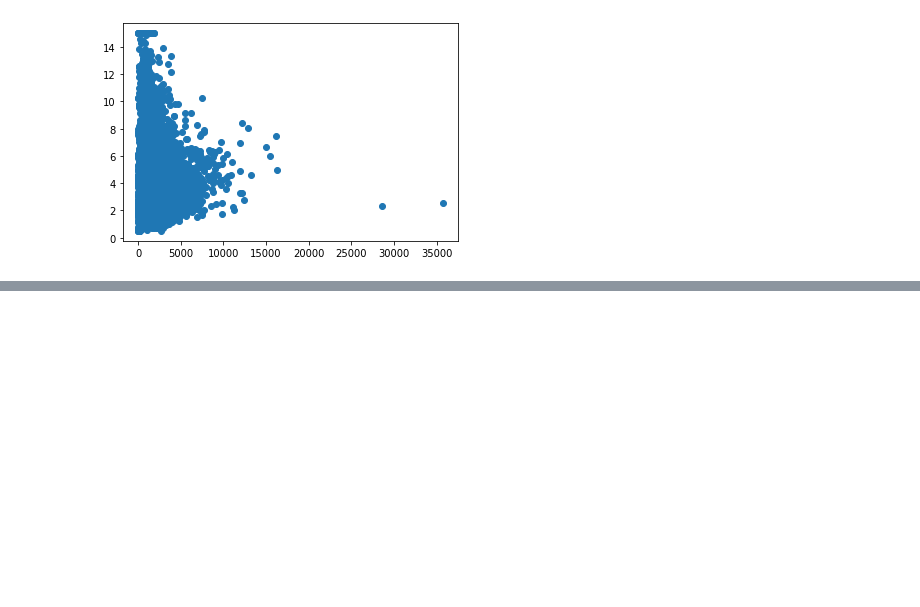
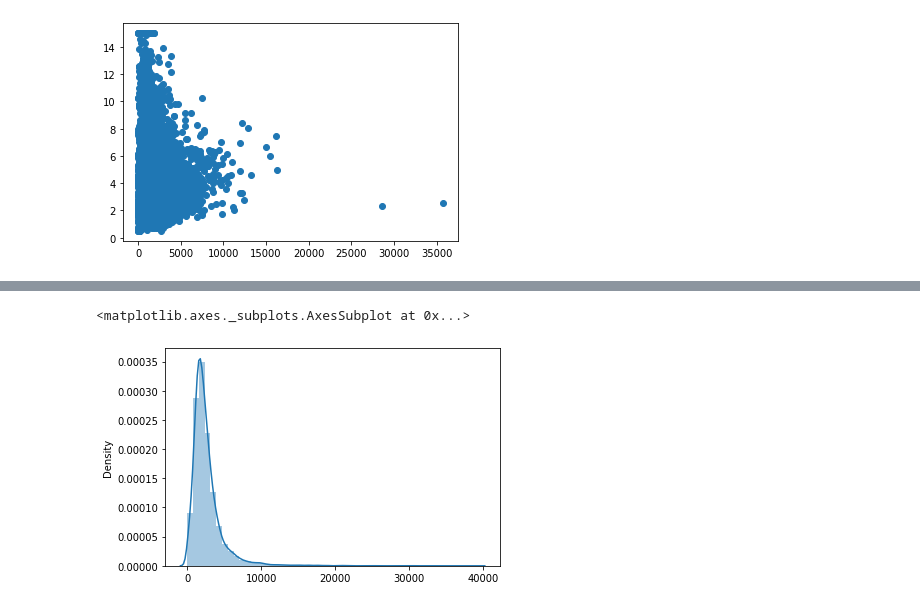
Before and after one commit to chaubeyarvind/DataAnalytics-NumPY, a Jupyter notebook: Bricks_Spark.ipynb, the cells around one changed output, grey strips where cells are left out. Cells and saved outputs as stored; diff of their text form; code cells hidden in the pictures; blank space fills up the shorter version.

```diff
--- a/Bricks_Spark.ipynb
+++ b/Bricks_Spark.ipynb
@@ -588,0 +605,5 @@ plt.scatter(df1.select('population').toPandas(), df1.select('median_income').toP
+# %%
+sns.distplot(df1.select('total_rooms').toPandas())
+# %% [output]
+<matplotlib.axes._subplots.AxesSubplot at 0x...>
+[figure, added]
```
Also changed, not shown: parts of 5 cells of this notebook.
